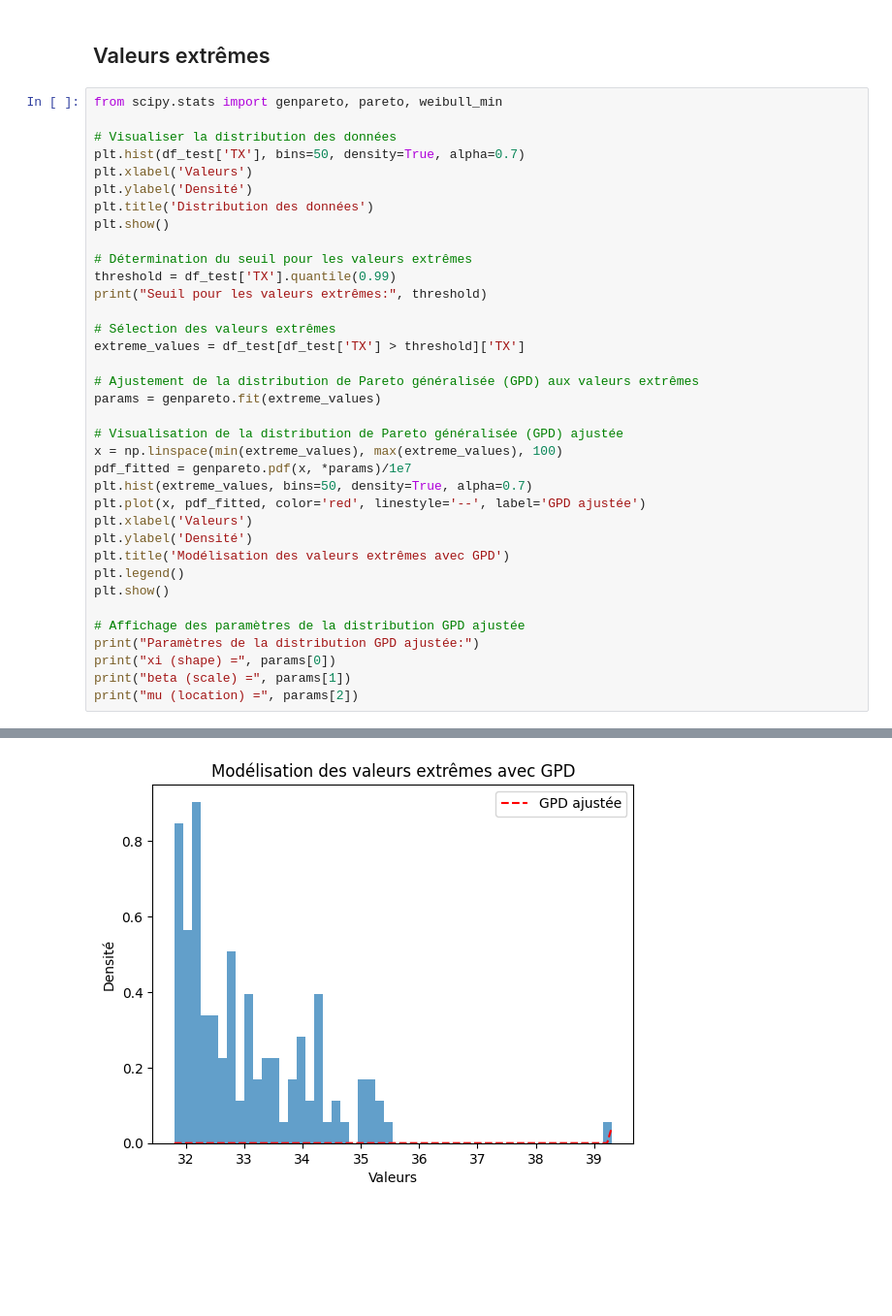
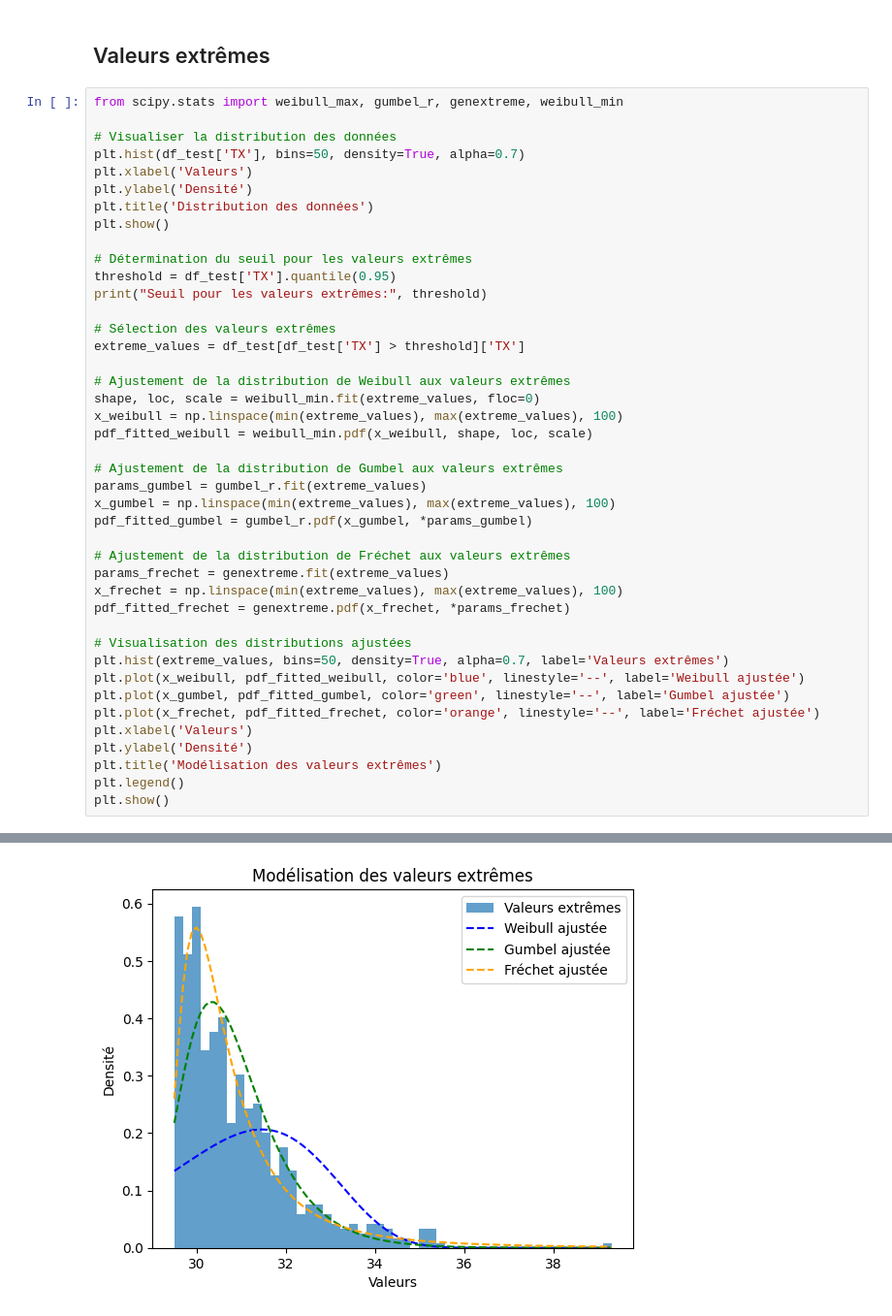
Before and after one commit to PoloX2021/Rosembaum, a Jupyter notebook: models.ipynb, the cells around one changed output, grey strips where cells are left out. Shown: that part at 97% size. Saved outputs shown, nothing was run; the diff lists cells and outputs as text; blank space fills up the shorter version.

Commit message:
Good things happening for the extreme values distribution

```diff
--- a/models.ipynb
+++ b/models.ipynb
@@ -215,7 +215,7 @@ plt.show()
 # %% [markdown]
 ## Valeurs extrêmes
 # %%
-from scipy.stats import genpareto, pareto, weibull_min
+from scipy.stats import weibull_max, gumbel_r, genextreme, weibull_min
 
 # Visualiser la distribution des données
 plt.hist(df_test['TX'], bins=50, density=True, alpha=0.7)
@@ -225,30 +225,36 @@ plt.title('Distribution des données')
 plt.show()
 
 # Détermination du seuil pour les valeurs extrêmes
-threshold = df_test['TX'].quantile(0.99)
+threshold = df_test['TX'].quantile(0.95)
 print("Seuil pour les valeurs extrêmes:", threshold)
 
 # Sélection des valeurs extrêmes
 extreme_values = df_test[df_test['TX'] > threshold]['TX']
 
-# Ajustement de la distribution de Pareto généralisée (GPD) aux valeurs extrêmes
-params = genpareto.fit(extreme_values)
+# Ajustement de la distribution de Weibull aux valeurs extrêmes
+shape, loc, scale = weibull_min.fit(extreme_values, floc=0)
+x_weibull = np.linspace(min(extreme_values), max(extreme_values), 100)
+pdf_fitted_weibull = weibull_min.pdf(x_weibull, shape, loc, scale)
 
-# Visualisation de la distribution de Pareto généralisée (GPD) ajustée
-x = np.linspace(min(extreme_values), max(extreme_values), 100)
-pdf_fitted = genpareto.pdf(x, *params)/1e7
-plt.hist(extreme_values, bins=50, density=True, alpha=0.7)
-plt.plot(x, pdf_fitted, color='red', linestyle='--', label='GPD ajustée')
+# Ajustement de la distribution de Gumbel aux valeurs extrêmes
+params_gumbel = gumbel_r.fit(extreme_values)
+x_gumbel = np.linspace(min(extreme_values), max(extreme_values), 100)
+pdf_fitted_gumbel = gumbel_r.pdf(x_gumbel, *params_gumbel)
+
+# Ajustement de la distribution de Fréchet aux valeurs extrêmes
+params_frechet = genextreme.fit(extreme_values)
+x_frechet = np.linspace(min(extreme_values), max(extreme_values), 100)
+pdf_fitted_frechet = genextreme.pdf(x_frechet, *params_frechet)
+
+# Visualisation des distributions ajustées
+plt.hist(extreme_values, bins=50, density=True, alpha=0.7, label='Valeurs extrêmes')
+plt.plot(x_weibull, pdf_fitted_weibull, color='blue', linestyle='--', label='Weibull ajustée')
+plt.plot(x_gumbel, pdf_fitted_gumbel, color='green', linestyle='--', label='Gumbel ajustée')
+plt.plot(x_frechet, pdf_fitted_frechet, color='orange', linestyle='--', label='Fréchet ajustée')
 plt.xlabel('Valeurs')
 plt.ylabel('Densité')
-plt.title('Modélisation des valeurs extrêmes avec GPD')
+plt.title('Modélisation des valeurs extrêmes')
 plt.legend()
 plt.show()
-
-# Affichage des paramètres de la distribution GPD ajustée
-print("Paramètres de la distribution GPD ajustée:")
-print("xi (shape) =", params[0])
-print("beta (scale) =", params[1])
-print("mu (location) =", params[2])
 # %% [output]
 [figure]
@@ -256 +262 @@ Seuil pour les valeurs extrêmes: 31.7
-[figure, old version]
+[figure, new version]
```
Also changed, not shown: parts of 3 cells of this notebook.
